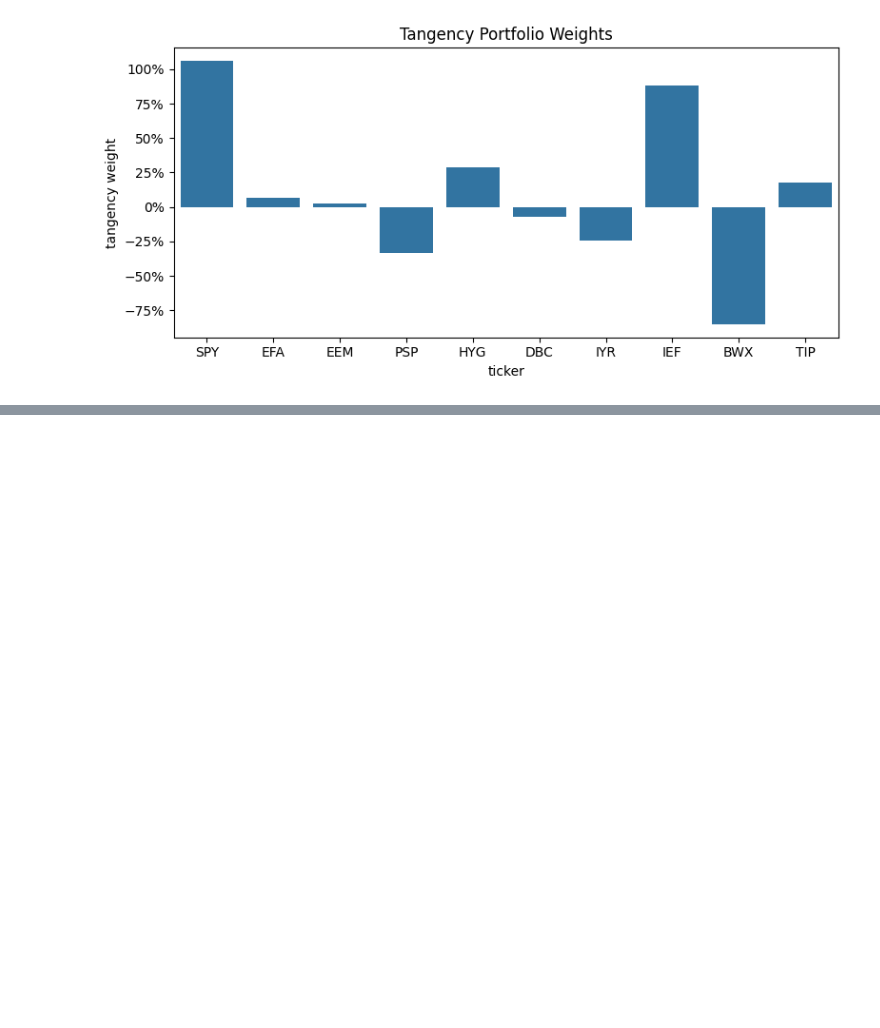
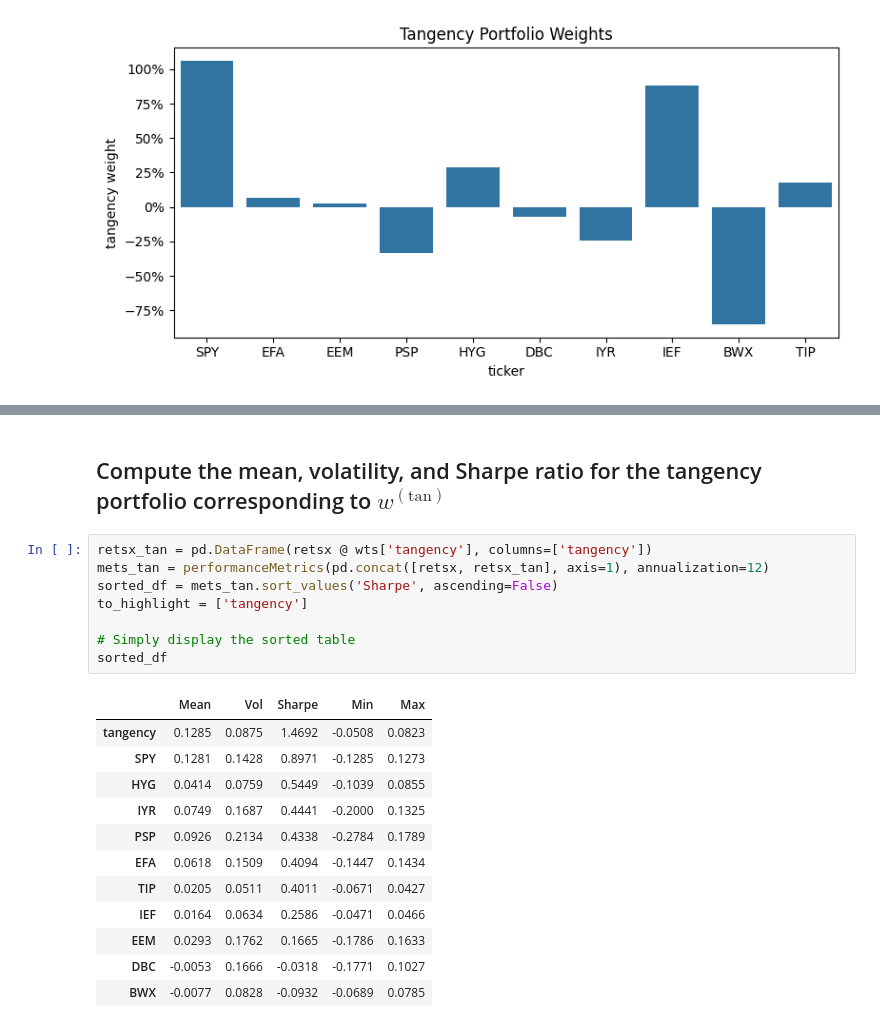
Before and after one commit to sidsahacodes/finm36700, a Jupyter notebook: 2. MVO_Sid.ipynb, the cells around one changed output, grey strips where cells are left out. Cells and saved outputs as stored; diff of their text form; blank space fills up the shorter version.

```diff
--- a/2. MVO_Sid.ipynb
+++ b/2. MVO_Sid.ipynb
@@ -294,0 +354,23 @@ plt.show()
+# %% [markdown]
+## Compute the mean, volatility, and Sharpe ratio for the tangency portfolio corresponding to $w^{(\text{tan})}$
+# %%
+retsx_tan = pd.DataFrame(retsx @ wts['tangency'], columns=['tangency'])
+mets_tan = performanceMetrics(pd.concat([retsx, retsx_tan], axis=1), annualization=12)
+sorted_df = mets_tan.sort_values('Sharpe', ascending=False)
+to_highlight = ['tangency']
+
+# Simply display the sorted table
+sorted_df
+# %% [output]
+|  | Mean | Vol | Sharpe | Min | Max |
+| tangency | 0.1285 | 0.0875 | 1.4692 | -0.0508 | 0.0823 |
+| SPY | 0.1281 | 0.1428 | 0.8971 | -0.1285 | 0.1273 |
+| HYG | 0.0414 | 0.0759 | 0.5449 | -0.1039 | 0.0855 |
+| IYR | 0.0749 | 0.1687 | 0.4441 | -0.2000 | 0.1325 |
+| PSP | 0.0926 | 0.2134 | 0.4338 | -0.2784 | 0.1789 |
+| EFA | 0.0618 | 0.1509 | 0.4094 | -0.1447 | 0.1434 |
+| TIP | 0.0205 | 0.0511 | 0.4011 | -0.0671 | 0.0427 |
+| IEF | 0.0164 | 0.0634 | 0.2586 | -0.0471 | 0.0466 |
+| EEM | 0.0293 | 0.1762 | 0.1665 | -0.1786 | 0.1633 |
+| DBC | -0.0053 | 0.1666 | -0.0318 | -0.1771 | 0.1027 |
+| BWX | -0.0077 | 0.0828 | -0.0932 | -0.0689 | 0.0785 |
```
Also changed, not shown: parts of 15 cells of this notebook.
